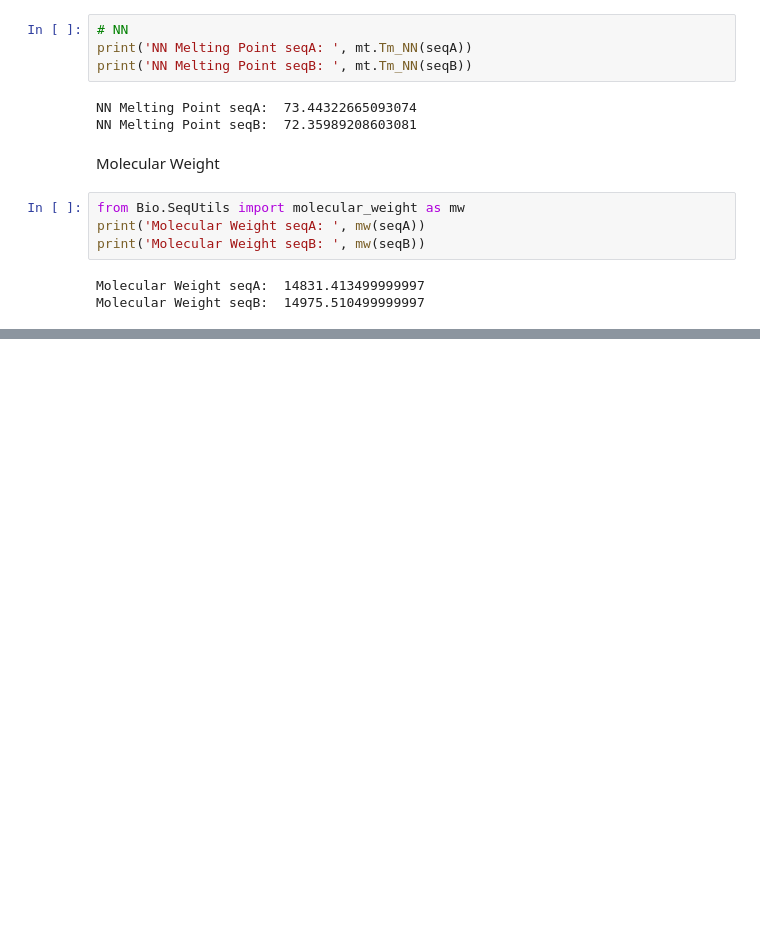
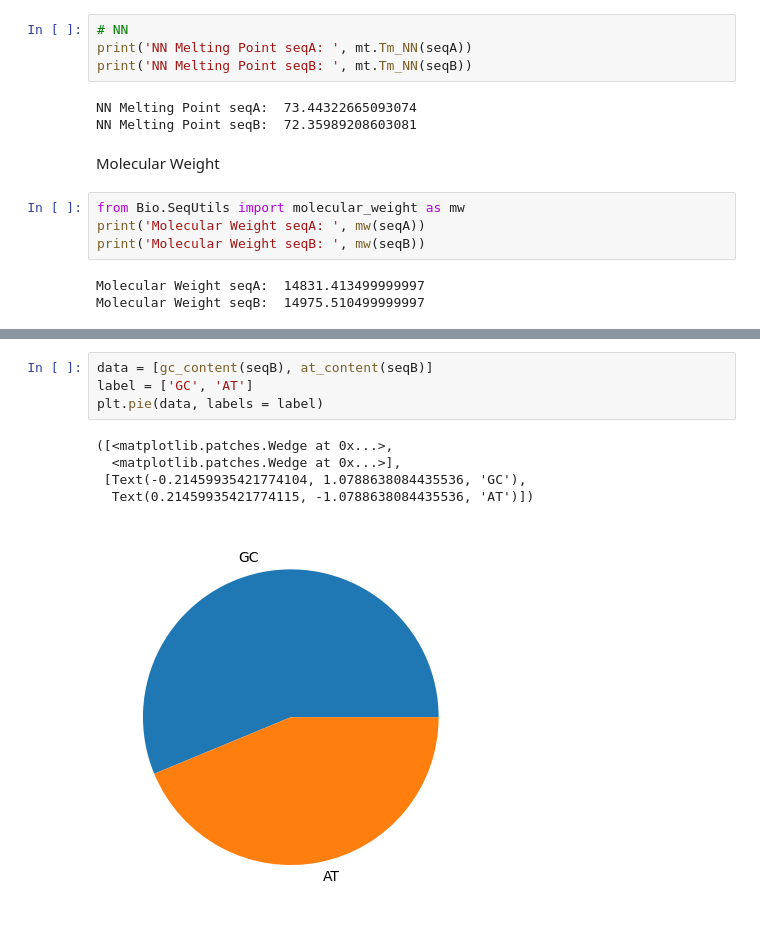
Before and after one commit to Jailbreek/.py, a Jupyter notebook: classSession/session2.ipynb, the cells around one changed output, grey strips where cells are left out. Cells and saved outputs as stored; diff of their text form; blank space fills up the shorter version.

```diff
--- a/classSession/session2.ipynb
+++ b/classSession/session2.ipynb
@@ -127,0 +138,10 @@ plt.pie(data, labels = label)
+# %%
+data = [gc_content(seqB), at_content(seqB)]
+label = ['GC', 'AT']
+plt.pie(data, labels = label)
+# %% [output]
+([<matplotlib.patches.Wedge at 0x...>,
+  <matplotlib.patches.Wedge at 0x...>],
+ [Text(-0.21459935421774104, 1.0788638084435536, 'GC'),
+  Text(0.21459935421774115, -1.0788638084435536, 'AT')])
+[figure, added]
```
Also changed, not shown: parts of 3 cells of this notebook.
